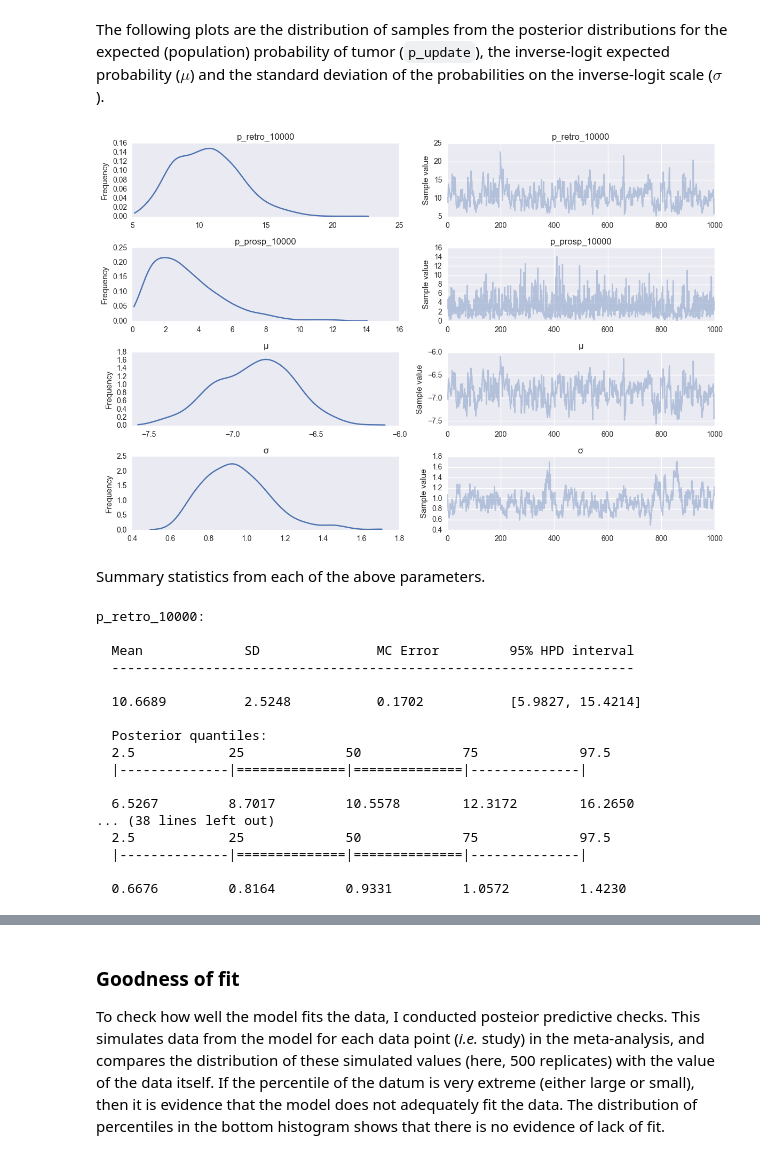
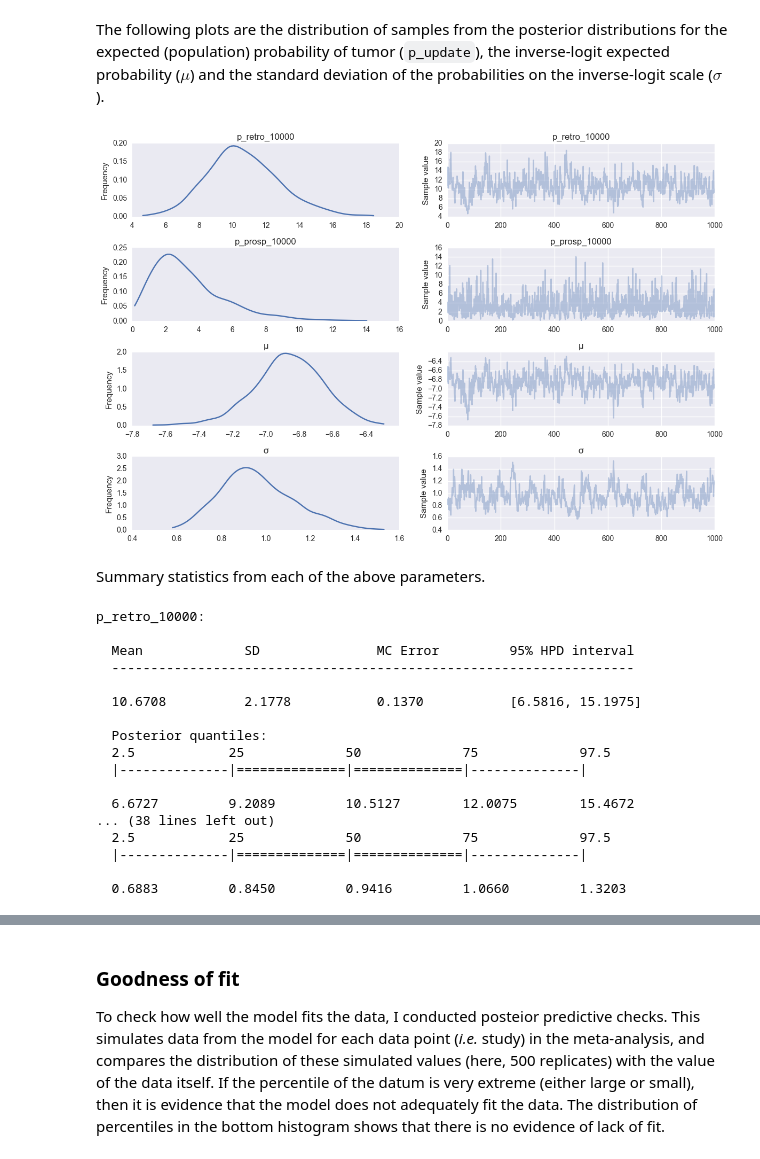
Before and after one commit to VanderbiltPopHealthSci/uterine_fibroids_MA, a Jupyter notebook: Key Question 3 Meta-analysis.ipynb, the cells around one changed output, grey strips where cells are left out. Saved outputs shown, nothing was run; the diff lists cells and outputs as text; code cells hidden in the pictures.

```diff
--- a/Key Question 3 Meta-analysis.ipynb
+++ b/Key Question 3 Meta-analysis.ipynb
@@ -113,12 +113,6 @@ poly_terms = 3
 invlogit = pm.math.invlogit
 # %%
 with pm.Model() as pritts_update:
-
-    # Impute missing max ages
-    age_max_missing = masked_values(age_max_norm, value=0.5)
-    ν = pm.HalfCauchy('ν', 5, testval=1)
-    μ_age = pm.Normal('μ_age', 0, 5, testval=0)
-    age_max = pm.StudentT('age_max', ν, mu=μ_age, observed=age_max_missing)
 
     # Study random effect
     μ = pm.Normal('μ', 0, sd=100, testval=-3)
@@ -126,11 +120,9 @@ with pm.Model() as pritts_update:
     θ = pm.Normal('θ', μ, sd=σ, shape=k)
     # Design effects
     β = pm.Normal('β', 0, sd=10)
-    # Age effect
-    α = pm.Normal('α', 0, sd=10, testval=0)
 
     # Study-specific probabilities
-    π = pm.Deterministic('π', invlogit(θ + β*X + α*age_max))
+    π = pm.Deterministic('π', invlogit(θ + β*X))
 
     # Expected probabilities by design
     p_retro_10000 = pm.Deterministic('p_retro_10000', invlogit(μ)*10000)
@@ -139,7 +131,7 @@ with pm.Model() as pritts_update:
     obs = pm.Binomial('obs', n=n, p=π, observed=tumors)
 # %%
 with pritts_update:
-    advi_fit = pm.variational.advi(n=40000)
-    trace = pm.sample(3000, step=pm.NUTS(scaling=advi_fit.means),
-                      start=advi_fit.means, random_seed=[20140425, 19700903][0])
+    advi_fit = pm.variational.advi(n=20000)
+    start = advi_fit.means
+    trace = pm.sample(2000, step=pm.NUTS(scaling=start), start=start, random_seed=[20140425, 19700903][0])
 # %% [output]
@@ -168,3 +138,0 @@ Applied interval-transform to σ and added transformed σ_interval_ to model.
-# %%
-with pritts_update_noage:
-    trace = pm.sample(2000, random_seed=rseeds[0])#, random_seed=[20140425, 19700903])
@@ -216,10 +139,9 @@ Assigned NUTS to α
 # %% [markdown]
 The following plots are the distribution of samples from the posterior distributions for the expected (population) probability of tumor (`p_update`), the inverse-logit expected probability ($\mu$) and the standard deviation of the probabilities on the inverse-logit scale ($\sigma$).
 # %%
-pm.traceplot(trace[-1000:], varnames=['p_retro_10000', 'p_prosp_10000',
-                                    'μ', 'σ']);
+pm.traceplot(trace[-1000:], varnames=['p_retro_10000', 'p_prosp_10000', 'μ', 'σ']);
 # %% [output]
-[figure, old version]
+[figure, new version]
 # %% [markdown]
 Summary statistics from each of the above parameters.
 # %%
@@ -230,18 +152,18 @@ p_retro_10000:
   Mean             SD               MC Error         95% HPD interval
   -------------------------------------------------------------------
 
-  10.6689          2.5248           0.1702           [5.9827, 15.4214]
+  10.6708          2.1778           0.1370           [6.5816, 15.1975]
 
   Posterior quantiles:
   2.5            25             50             75             97.5
   |--------------|==============|==============|--------------|
 
-  6.5267         8.7017         10.5578        12.3172        16.2650
+  6.6727         9.2089         10.5127        12.0075        15.4672
 ... (38 lines left out)
   2.5            25             50             75             97.5
   |--------------|==============|==============|--------------|
 
-  0.6676         0.8164         0.9331         1.0572         1.4230
+  0.6883         0.8450         0.9416         1.0660         1.3203
 # %% [markdown]
 By comparison, estimates from Pritts' supplement:
 
```
Also changed, not shown: parts of 11 cells of this notebook.
